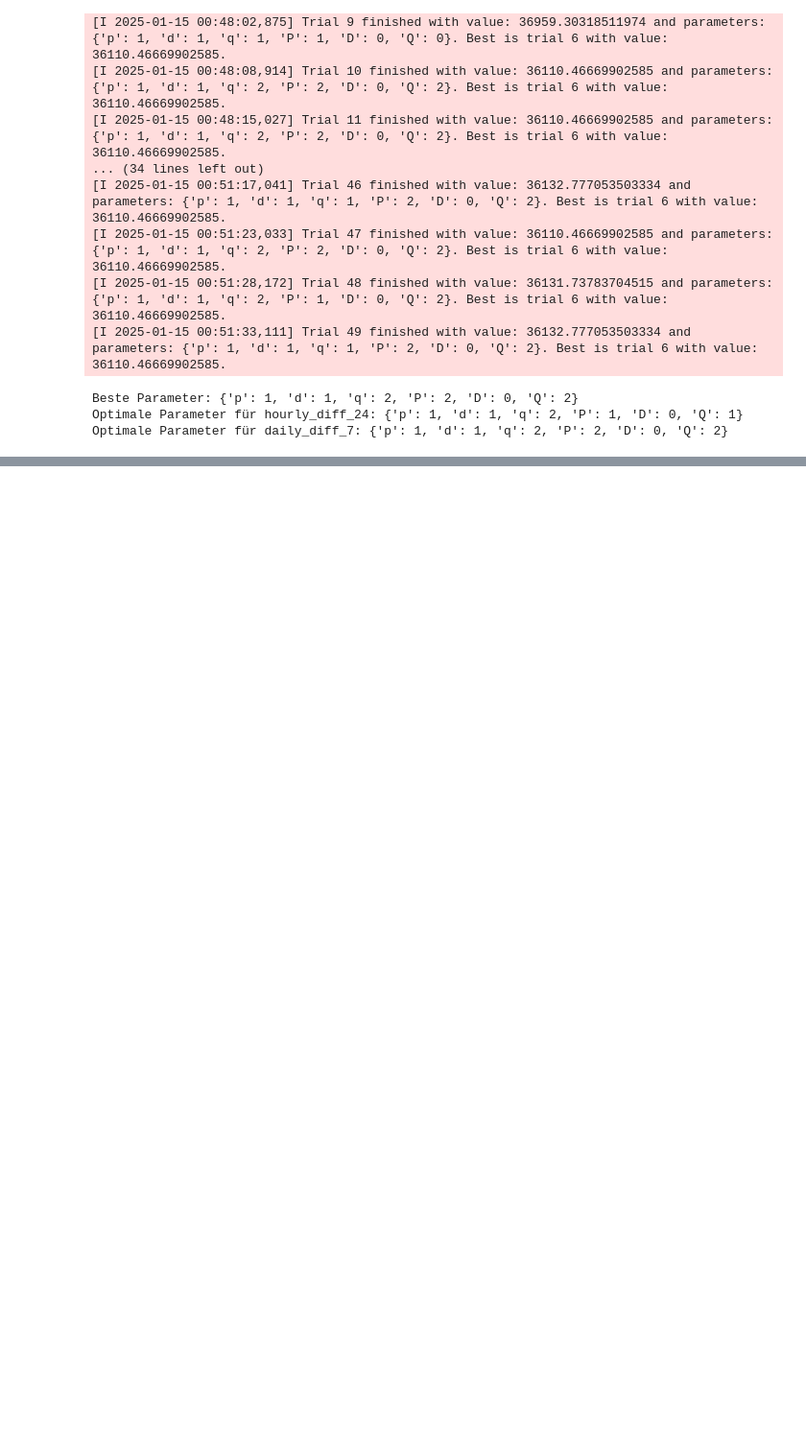
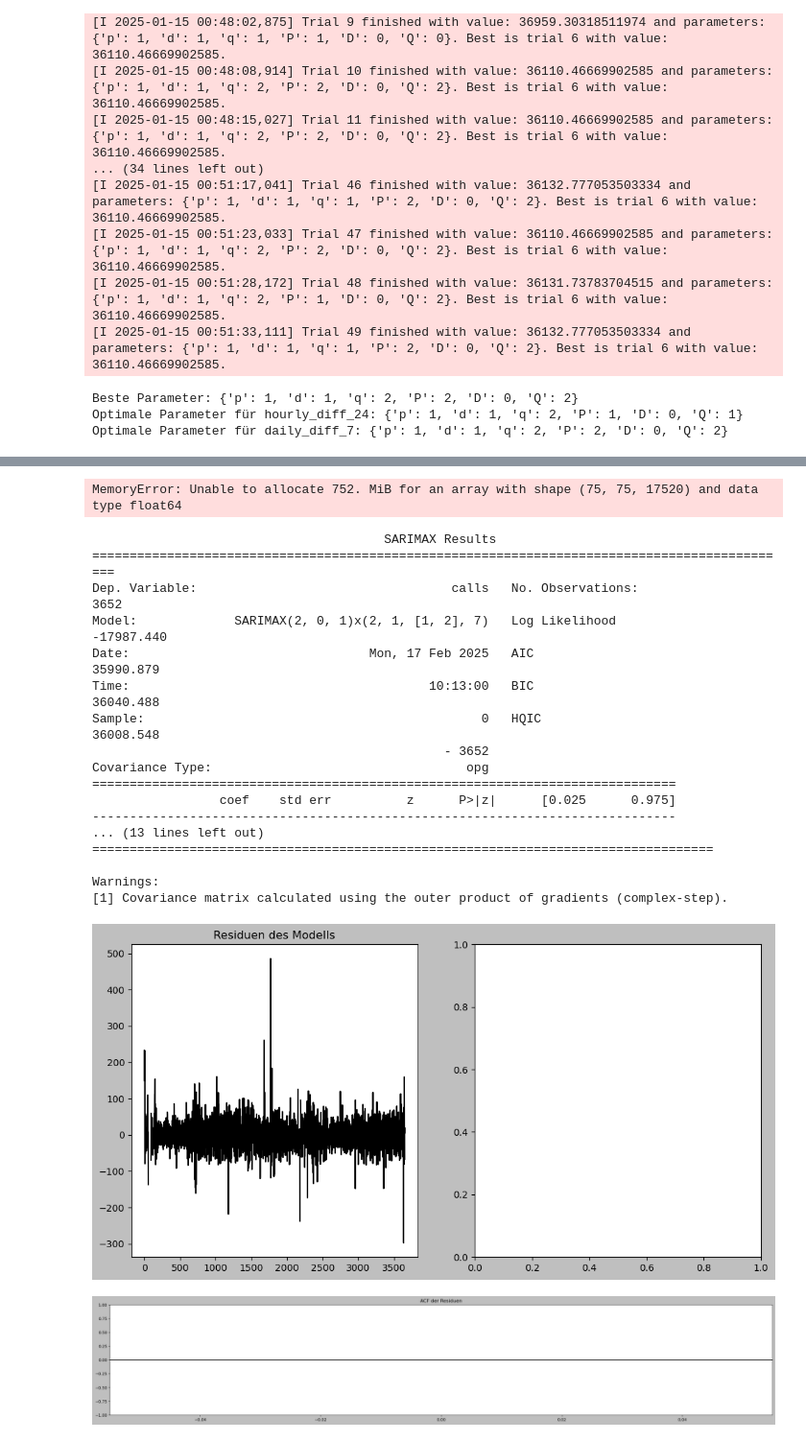
Before and after one commit to ChiaraVM/HotlineDemandPrediction_Ligue180, a Jupyter notebook: 21SARIMA.ipynb, the cells around one changed output, grey strips where cells are left out. Shown at 96% size. Drawn from its saved outputs; the diff is of its cells as text; code cells hidden in the pictures; blank space fills up the shorter version.

```diff
--- a/21SARIMA.ipynb
+++ b/21SARIMA.ipynb
@@ -752,0 +763,5 @@ Optimale Parameter für daily_diff_7: {'p': 1, 'd': 1, 'q': 2, 'P': 2, 'D': 0, '
+# %%
+df_daily = df_daily.drop(columns=["Unnamed: 0"])  # Unnötige Spalte löschen
+df_daily["date"] = pd.to_datetime(df_daily["date"])  # Falls noch nicht im Datetime-Format
+df_daily = df_daily.set_index("date")  # Datum als Index setzen
+df_daily["weekday"] = df_daily.index.dayofweek  # Montag=0, Sonntag=6
@@ -752,0 +822,62 @@ Optimale Parameter für daily_diff_7: {'p': 1, 'd': 1, 'q': 2, 'P': 2, 'D': 0, '
+# %%
+# SARIMA Modell für df_hourly
+sarima_model_hourly = SARIMAX(df_hourly_time_modified['calls'],
+                order=(1, 1, 1),
+                seasonal_order=(2, 1, 2, 24),
+                exog=df_hourly_time_modified[['days_to_holiday', 'weekday']]).fit(disp=False)
+
+print(model.summary())
+# Plot der Residuen
+# Die Residuen sollten keine offensichtliche Struktur mehr haben (zufällig um 0 verteilt).
+# Die ACF der Residuen sollte für alle Lags innerhalb des Konfidenzintervalls (grauer Bereich) liegen.
+residuals = model.resid
+plt.figure(figsize=(12, 6))
+plt.subplot(121)
+plt.plot(residuals)
+plt.title("Residuen des Modells")
+plt.subplot(122)
+plot_acf(residuals, zero=False, lags=36)
+plt.title("ACF der Residuen")
+plt.show()
+# %% [output]
+MemoryError: Unable to allocate 752. MiB for an array with shape (75, 75, 17520) and data type float64
+# %%
+# SARIMA Modell für df_daily
+sarima_model_daily = SARIMAX(df_daily['calls'],
+                order=(2, 1, 1),
+                seasonal_order=(2, 1, 2, 7),
+                exog=df_daily[['days_to_holiday', 'weekday']]).fit(disp=False)
+
+print(model.summary())
+# Plot der Residuen
+# Die Residuen sollten keine offensichtliche Struktur mehr haben (zufällig um 0 verteilt).
+# Die ACF der Residuen sollte für alle Lags innerhalb des Konfidenzintervalls (grauer Bereich) liegen.
+residuals = model.resid
+plt.figure(figsize=(12, 6))
+plt.subplot(121)
+plt.plot(residuals)
+plt.title("Residuen des Modells")
+plt.subplot(122)
+plot_acf(residuals, zero=False, lags=36)
+plt.title("ACF der Residuen")
+plt.show()
+# %% [output]
+                                       SARIMAX Results
+==============================================================================================
+Dep. Variable:                                  calls   No. Observations:                 3652
+Model:             SARIMAX(2, 0, 1)x(2, 1, [1, 2], 7)   Log Likelihood              -17987.440
+Date:                                Mon, 17 Feb 2025   AIC                          35990.879
+Time:                                        10:13:00   BIC                          36040.488
+Sample:                                             0   HQIC                         36008.548
+                                               - 3652
+Covariance Type:                                  opg
+==============================================================================
+                 coef    std err          z      P>|z|      [0.025      0.975]
+------------------------------------------------------------------------------
+... (13 lines left out)
+===================================================================================
+
+Warnings:
+[1] Covariance matrix calculated using the outer product of gradients (complex-step).
+[figure, added]
+[figure, added]
```
Also changed, not shown: parts of 31 cells of this notebook, 18 other files.
